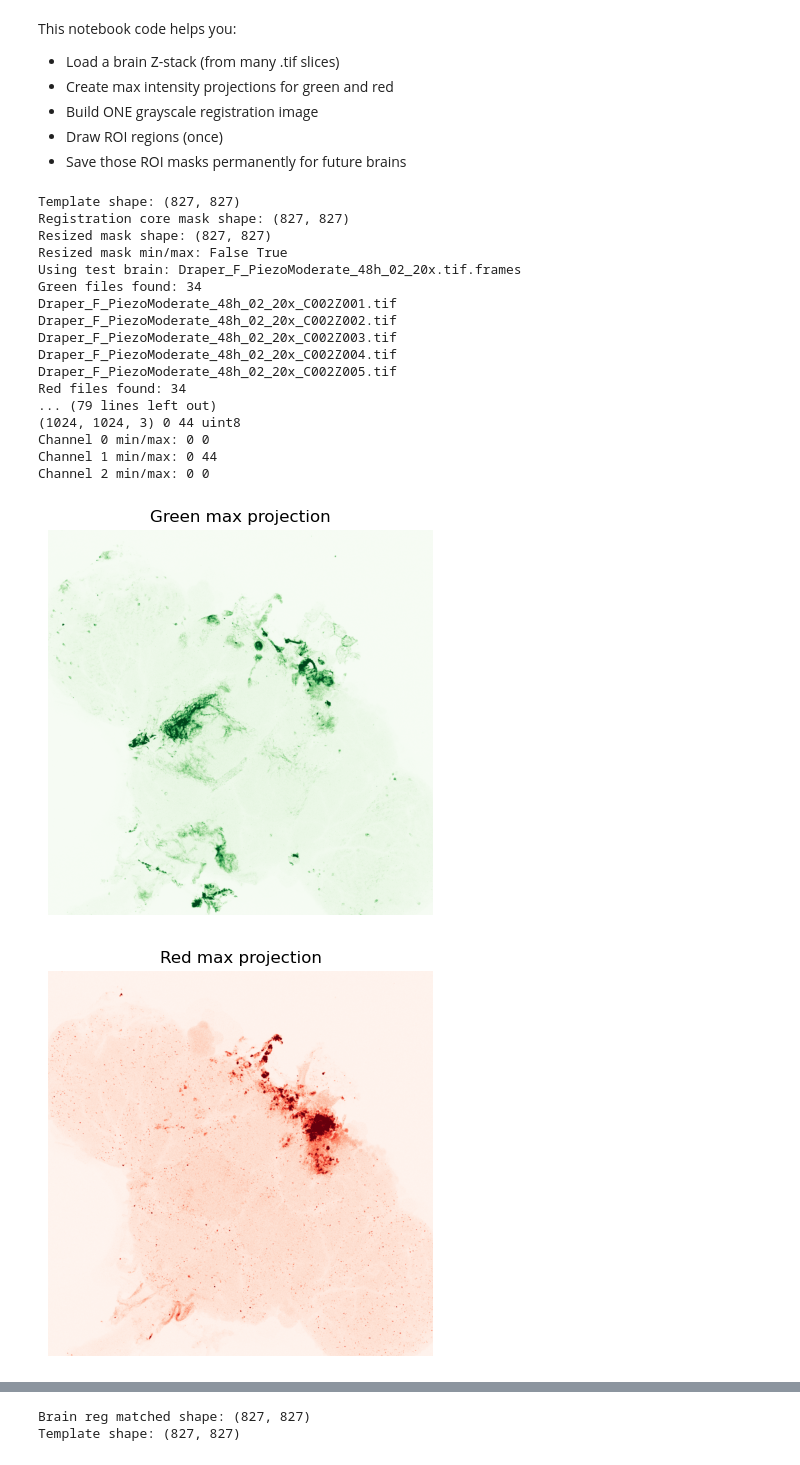
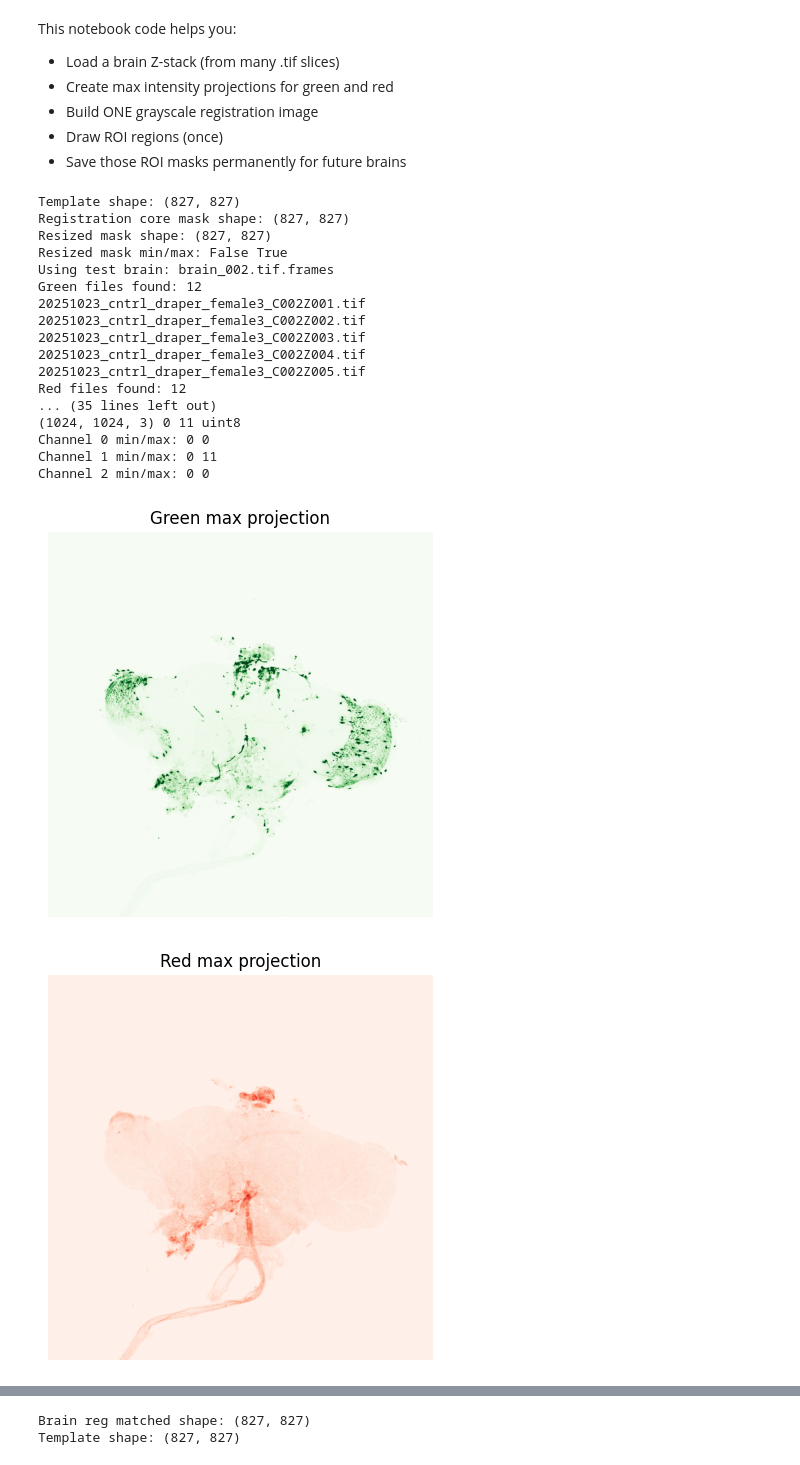
Before and after one commit to gabrielaclemente/CrockerLabMolecularTBI, a Jupyter notebook: brain_roi_measure_current.ipynb, the cells around one changed output, grey strips where cells are left out. Drawn from its saved outputs; the diff is of its cells as text; code cells hidden in the pictures.

```diff
--- a/brain_roi_measure_current.ipynb
+++ b/brain_roi_measure_current.ipynb
@@ -133,7 +135,7 @@ def load_stack_debug(folder, channel):
     return stack
 
 
-TEST_BRAIN_DIR = Path(brain_folder)
+TEST_BRAIN_DIR = Path(r"C:\Users\mbmsw\OneDrive - Middlebury College\Crocker Lab\data\brains\brain_002.tif.frames")
 print("Using test brain:", TEST_BRAIN_DIR.name)
 
 green_files = sorted(TEST_BRAIN_DIR.glob("*C002Z*.tif"))
@@ -159,46 +161,46 @@ print("Green max projection min/max:", green_proj.min(), green_proj.max())
 print("Red max projection min/max:", red_proj.min(), red_proj.max())
 
 #additional stuff
 f = green_files[0]
 img = tiff.imread(str(f))
 print(img.shape, img.min(), img.max(), img.dtype)
 
 if img.ndim == 3:
     for i in range(img.shape[2]):
         print(f"Channel {i} min/max:", img[...,i].min(), img[...,i].max())
 
 # Quick plot to visually confirm
 plt.figure(figsize=(5,5))
 plt.imshow(green_proj, cmap="Greens")
 plt.title("Green max projection")
 plt.axis("off")
 plt.show()
 
 plt.figure(figsize=(5,5))
 plt.imshow(red_proj, cmap="Reds")
 plt.title("Red max projection")
 plt.axis("off")
 plt.show()
 # %% [output]
 Template shape: (827, 827)
 Registration core mask shape: (827, 827)
 Resized mask shape: (827, 827)
 Resized mask min/max: False True
-Using test brain: Draper_F_PiezoModerate_48h_02_20x.tif.frames
-Green files found: 34
-Draper_F_PiezoModerate_48h_02_20x_C002Z001.tif
-Draper_F_PiezoModerate_48h_02_20x_C002Z002.tif
-Draper_F_PiezoModerate_48h_02_20x_C002Z003.tif
-Draper_F_PiezoModerate_48h_02_20x_C002Z004.tif
-Draper_F_PiezoModerate_48h_02_20x_C002Z005.tif
-Red files found: 34
-... (79 lines left out)
-(1024, 1024, 3) 0 44 uint8
+Using test brain: brain_002.tif.frames
+Green files found: 12
+20251023_cntrl_draper_female3_C002Z001.tif
+20251023_cntrl_draper_female3_C002Z002.tif
+20251023_cntrl_draper_female3_C002Z003.tif
+20251023_cntrl_draper_female3_C002Z004.tif
+20251023_cntrl_draper_female3_C002Z005.tif
+Red files found: 12
+... (35 lines left out)
+(1024, 1024, 3) 0 11 uint8
 Channel 0 min/max: 0 0
-Channel 1 min/max: 0 44
+Channel 1 min/max: 0 11
 Channel 2 min/max: 0 0
-[figure, old version]
+[figure, new version]
-[figure, old version]
+[figure, new version]
 # %%
 def normalize01(img):
     img = img.astype(np.float32)
```
Also changed, not shown: parts of 6 cells of this notebook.
